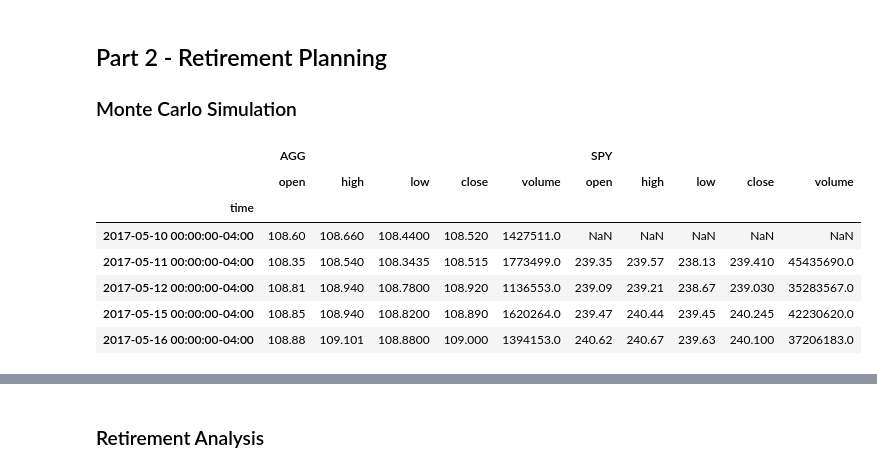
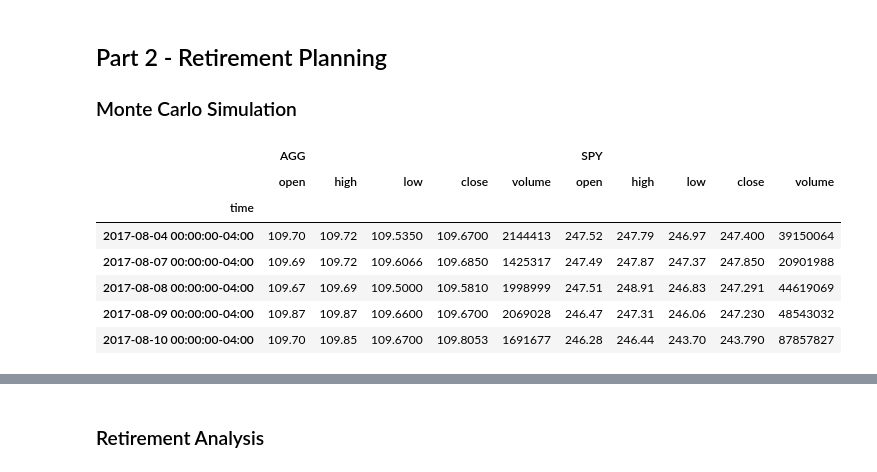
Before and after one commit to salsal3/bcs-hw4-APIs, a Jupyter notebook: Starter_Code/financial-planner.ipynb, the cells around one changed output, grey strips where cells are left out. Saved outputs shown, nothing was run; the diff lists cells and outputs as text; code cells hidden in the pictures.

```diff
--- a/Starter_Code/financial-planner.ipynb
+++ b/Starter_Code/financial-planner.ipynb
@@ -180,21 +180,27 @@ Amazing! You've saved more than the minimum for your emergency fund!
 # %%
 # Set start and end dates of five years back from today.
 # Sample results may vary from the solution based on the time frame chosen
-start_date = pd.Timestamp('2016-05-01', tz='America/New_York').isoformat()
-end_date = pd.Timestamp('2021-05-01', tz='America/New_York').isoformat()
+start_date = pd.Timestamp('2016-07-26', tz='America/New_York').isoformat()
+end_date = pd.Timestamp('2021-07-26', tz='America/New_York').isoformat()
 # %%
 # Get 5 years' worth of historical data for SPY and AGG
 # (use a limit=1000 parameter to call the most recent 1000 days of data)
-# YOUR CODE HERE
+df_stock_data = alpaca.get_barset(
+    tickers,
+    timeframe,
+    start = start_date,
+    end = end_date,
+    limit = 1000
+).df
 
 # Display sample data
 df_stock_data.head()
 # %% [output]
 |  | AGG |  |  |  |  | SPY |  |  |  |  |
 |  | open | high | low | close | volume | open | high | low | close | volume |
 | time |  |  |  |  |  |  |  |  |  |  |
-| 2017-05-10 00:00:00-04:00 | 108.60 | 108.660 | 108.4400 | 108.520 | 1427511.0 | NaN | NaN | NaN | NaN | NaN |
-| 2017-05-11 00:00:00-04:00 | 108.35 | 108.540 | 108.3435 | 108.515 | 1773499.0 | 239.35 | 239.57 | 238.13 | 239.410 | 45435690.0 |
-| 2017-05-12 00:00:00-04:00 | 108.81 | 108.940 | 108.7800 | 108.920 | 1136553.0 | 239.09 | 239.21 | 238.67 | 239.030 | 35283567.0 |
-| 2017-05-15 00:00:00-04:00 | 108.85 | 108.940 | 108.8200 | 108.890 | 1620264.0 | 239.47 | 240.44 | 239.45 | 240.245 | 42230620.0 |
-| 2017-05-16 00:00:00-04:00 | 108.88 | 109.101 | 108.8800 | 109.000 | 1394153.0 | 240.62 | 240.67 | 239.63 | 240.100 | 37206183.0 |
+| 2017-08-04 00:00:00-04:00 | 109.70 | 109.72 | 109.5350 | 109.6700 | 2144413 | 247.52 | 247.79 | 246.97 | 247.400 | 39150064 |
+| 2017-08-07 00:00:00-04:00 | 109.69 | 109.72 | 109.6066 | 109.6850 | 1425317 | 247.49 | 247.87 | 247.37 | 247.850 | 20901988 |
+| 2017-08-08 00:00:00-04:00 | 109.67 | 109.69 | 109.5000 | 109.5810 | 1998999 | 247.51 | 248.91 | 246.83 | 247.291 | 44619069 |
+| 2017-08-09 00:00:00-04:00 | 109.87 | 109.87 | 109.6600 | 109.6700 | 2069028 | 246.47 | 247.31 | 246.06 | 247.230 | 48543032 |
+| 2017-08-10 00:00:00-04:00 | 109.70 | 109.85 | 109.6700 | 109.8053 | 1691677 | 246.28 | 246.44 | 243.70 | 243.790 | 87857827 |
```
Also changed, not shown: parts of 15 cells of this notebook, 1 other file.
